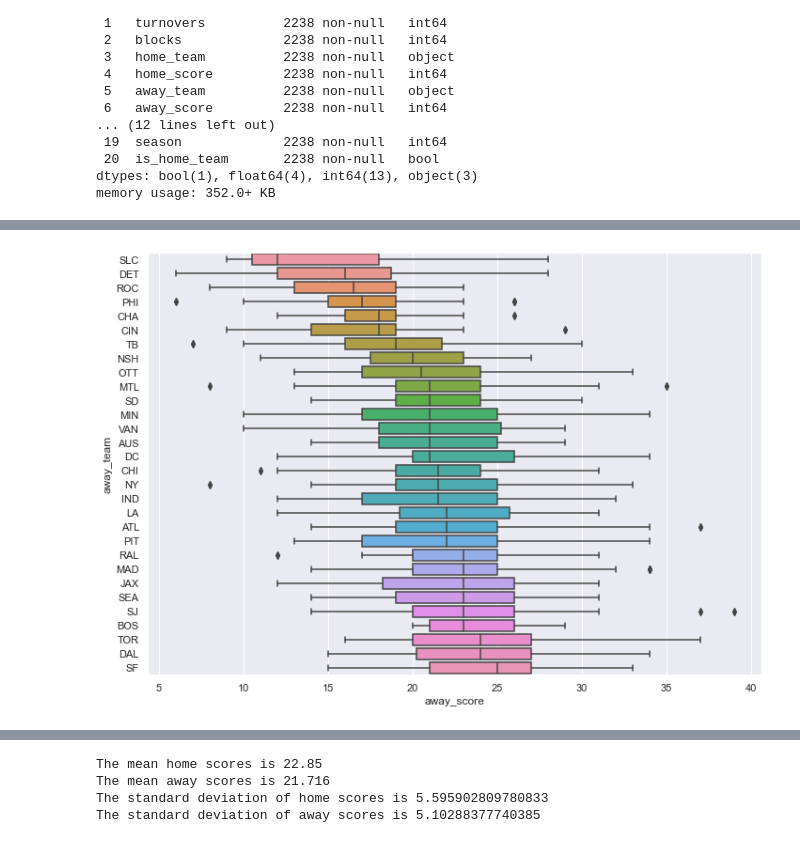
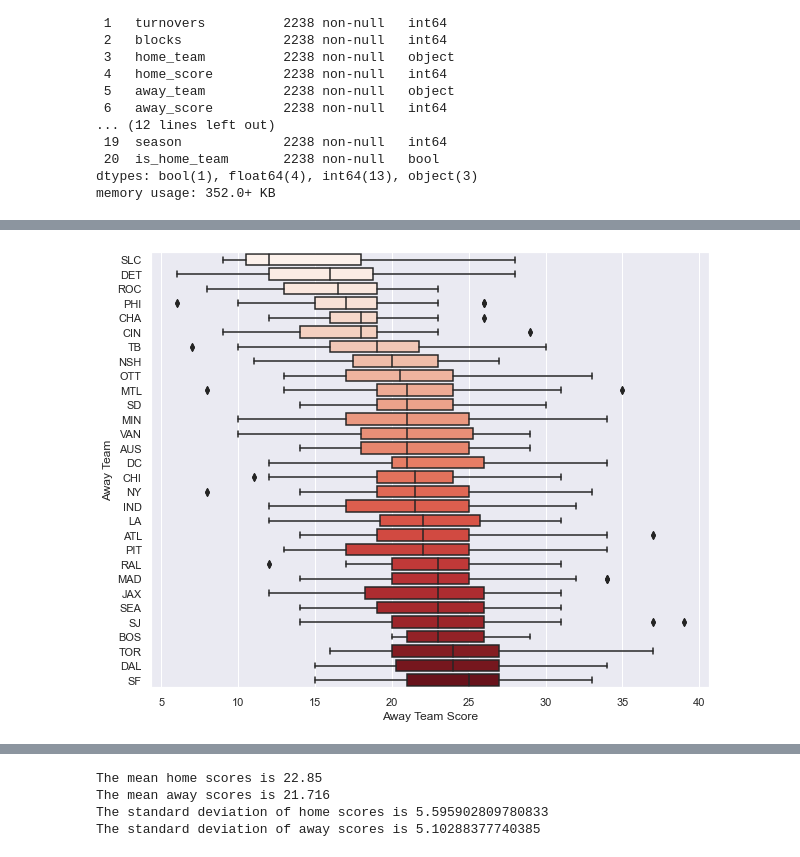
Before and after one commit to g-lorenzo/audl_ds, a Jupyter notebook: P1 - Home Field Advantage.ipynb, the cells around one changed output, grey strips where cells are left out. Drawn from its saved outputs; the diff is of its cells as text; code cells hidden in the pictures.

```diff
--- a/P1 - Home Field Advantage.ipynb
+++ b/P1 - Home Field Advantage.ipynb
@@ -82,8 +100,11 @@ total_games_df['total_games'] = total_games_df['home_count'] + total_games_df['a
 total_games_df.sort_values(by='total_games', inplace=True)
 total_games_df.drop(labels='total_games', axis=1, inplace=True)
 
+sns.set(rc={'figure.figsize':(10,8)})
+
 total_games_df.plot(kind='bar',
                     stacked=True,
-                    color=['red', 'skyblue']
+                    color=['#d93a47', '#417ca7']
                     )
+plt.legend(['# Home Games','# Away Games']);
 # %% [output]
@@ -99,7 +122,9 @@ sns.boxplot(data=df, x='home_score', y='home_team', order=sort)
 # %%
 sort = df.groupby(by='away_team').median().sort_values(by='away_score').index
-sns.boxplot(data=df, x='away_score', y='away_team', order=sort);
+sns.boxplot(data=df, x='away_score', y='away_team', order=sort, palette='Reds');
+plt.ylabel('Away Team');
+plt.xlabel('Away Team Score');
 # %% [output]
-[figure, old version]
+[figure, new version]
 # %%
 # Histograms of Scores
```
Also changed, not shown: parts of 35 cells of this notebook.
